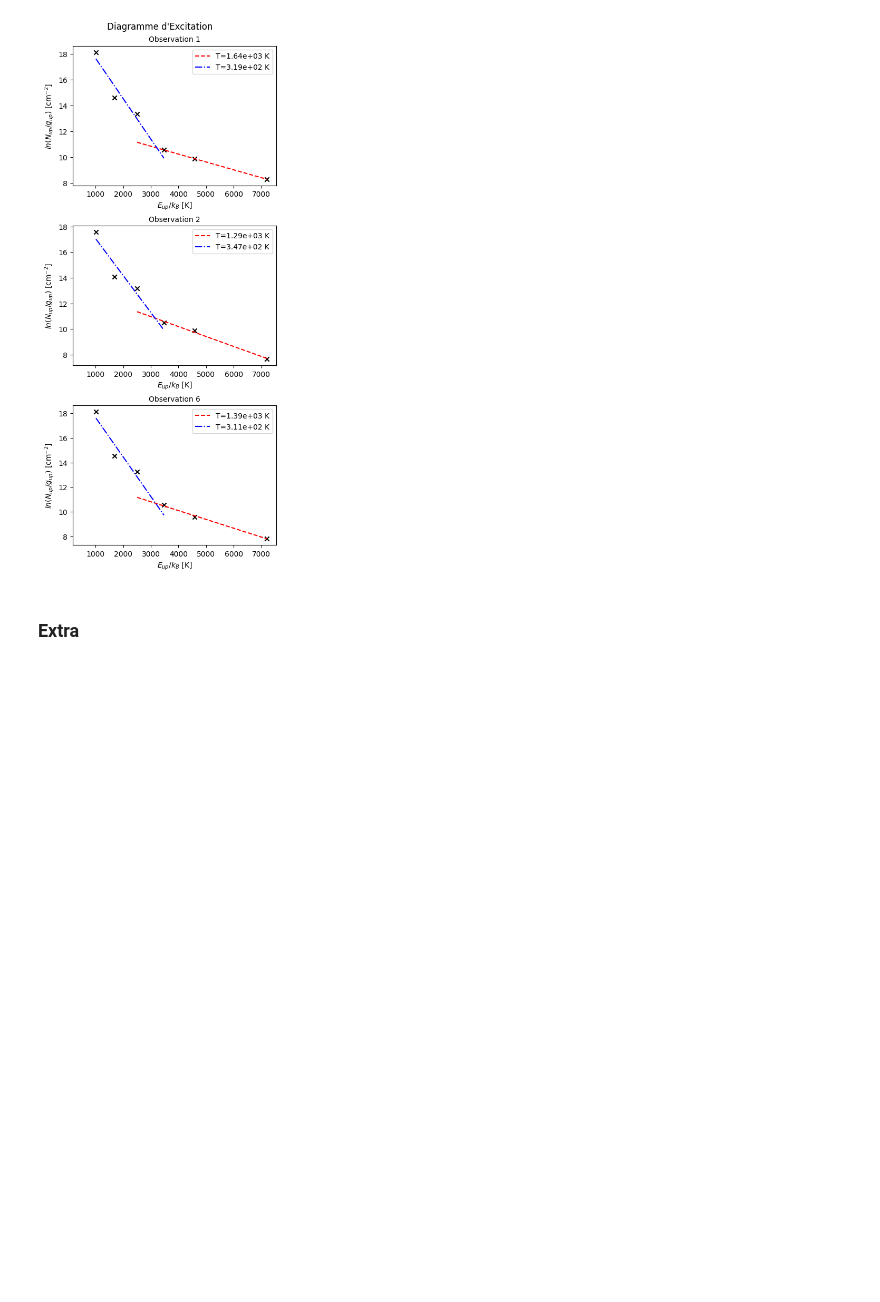
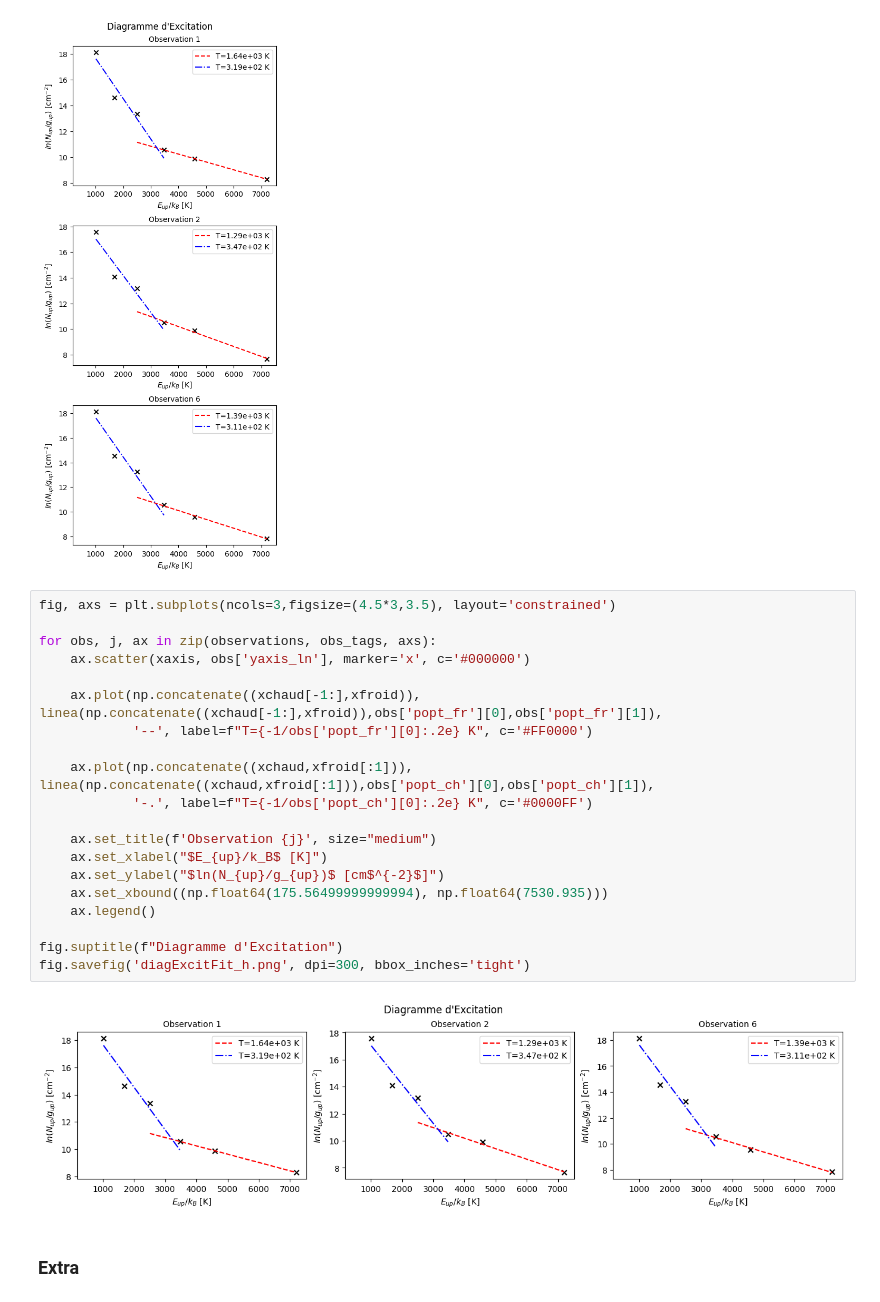
Before and after one commit to georgina-sampson/M04-Shocks, a Jupyter notebook: s07.ipynb, the cells around one changed output. Drawn from its saved outputs; the diff is of its cells as text; blank space fills up the shorter version.

```diff
--- a/s07.ipynb
+++ b/s07.ipynb
@@ -378,6 +397,28 @@ fig.suptitle(f"Diagramme d'Excitation")
 fig.savefig('diagExcitFit.png', dpi=300, bbox_inches='tight')
 # %% [output]
 [figure]
+# %%
+fig, axs = plt.subplots(ncols=3,figsize=(4.5*3,3.5), layout='constrained')
+
+for obs, j, ax in zip(observations, obs_tags, axs):
+    ax.scatter(xaxis, obs['yaxis_ln'], marker='x', c='#000000')
+
+    ax.plot(np.concatenate((xchaud[-1:],xfroid)), linea(np.concatenate((xchaud[-1:],xfroid)),obs['popt_fr'][0],obs['popt_fr'][1]),
+            '--', label=f"T={-1/obs['popt_fr'][0]:.2e} K", c='#FF0000')
+
+    ax.plot(np.concatenate((xchaud,xfroid[:1])), linea(np.concatenate((xchaud,xfroid[:1])),obs['popt_ch'][0],obs['popt_ch'][1]),
+            '-.', label=f"T={-1/obs['popt_ch'][0]:.2e} K", c='#0000FF')
+
+    ax.set_title(f'Observation {j}', size="medium")
+    ax.set_xlabel("$E_{up}/k_B$ [K]")
+    ax.set_ylabel("$ln(N_{up}/g_{up})$ [cm$^{-2}$]")
+    ax.set_xbound((np.float64(175.56499999999994), np.float64(7530.935)))
+    ax.legend()
+
+fig.suptitle(f"Diagramme d'Excitation")
+fig.savefig('diagExcitFit_h.png', dpi=300, bbox_inches='tight')
+# %% [output]
+[figure, added]
 # %% [markdown]
 ### Extra
 # %%
```
Also changed, not shown: parts of 5 cells of this notebook, 5 other files.
